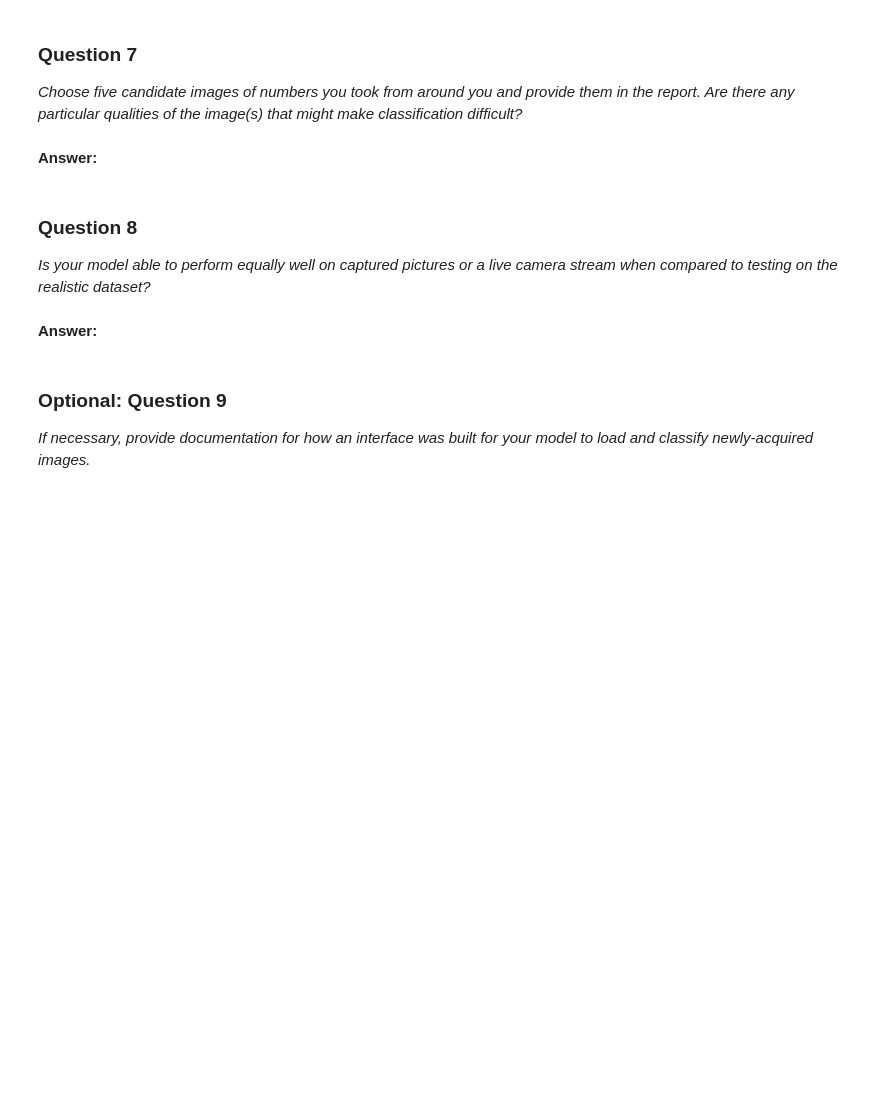
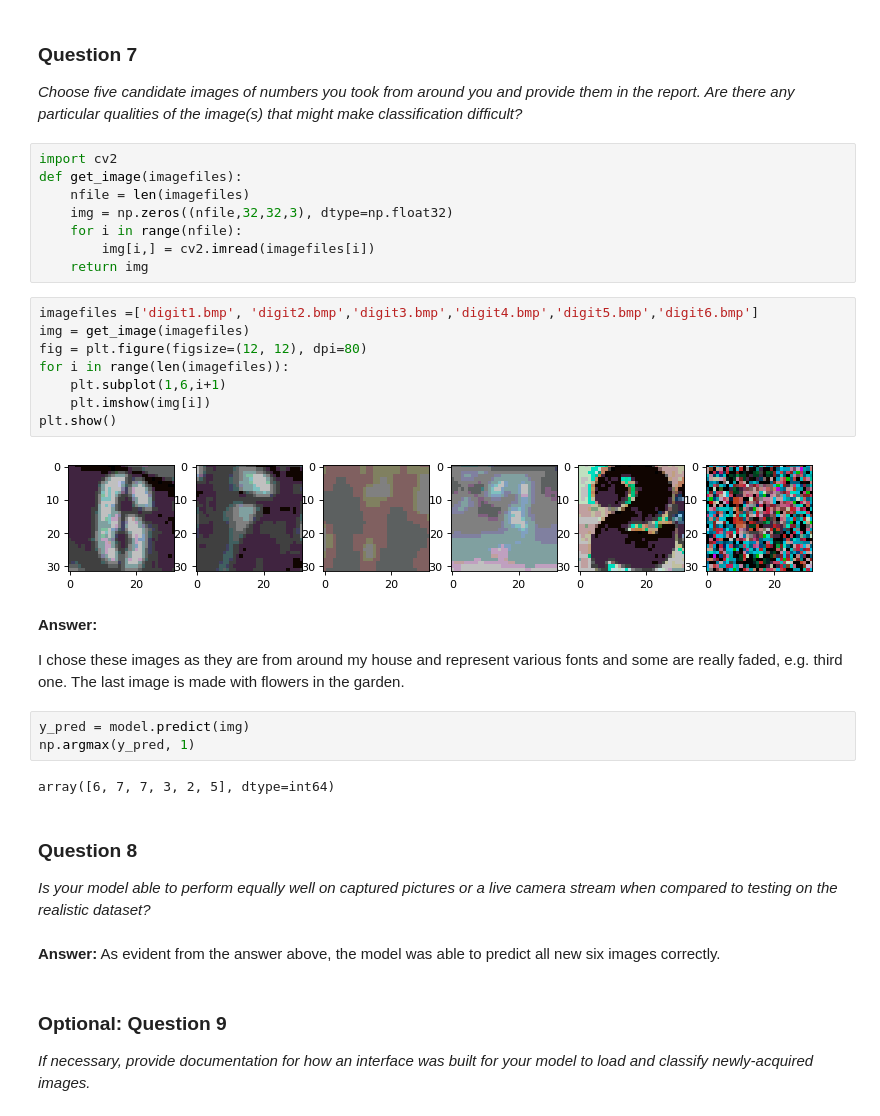
Before and after one commit to dkumar95120/machine_learning_dk, a Jupyter notebook: projects/digit_recognition/digit_recognition.ipynb, the cells around one changed output. Cells and saved outputs as stored; diff of their text form; blank space fills up the shorter version.

Commit message:
Updated project with real digit recognition

```diff
--- a/projects/digit_recognition/digit_recognition.ipynb
+++ b/projects/digit_recognition/digit_recognition.ipynb
@@ -638,13 +731,39 @@ Use the code cell (or multiple code cells, if necessary) to implement the first
 # %% [markdown]
 ### Question 7
 _Choose five candidate images of numbers you took from around you and provide them in the report. Are there any particular qualities of the image(s) that might make classification difficult?_
-# %% [markdown]
-**Answer:**
+# %%
+import cv2
+def get_image(imagefiles):
+	nfile = len(imagefiles)
+	img = np.zeros((nfile,32,32,3), dtype=np.float32)
+	for i in range(nfile):
+		img[i,] = cv2.imread(imagefiles[i])
+	return img
+# %%
+imagefiles =['digit1.bmp', 'digit2.bmp','digit3.bmp','digit4.bmp','digit5.bmp','digit6.bmp']
+img = get_image(imagefiles)
+fig = plt.figure(figsize=(12, 12), dpi=80)
+for i in range(len(imagefiles)):
+    plt.subplot(1,6,i+1)
+    plt.imshow(img[i])
+plt.show()
+# %% [output]
+[figure, added]
+# %% [markdown]
+**Answer:**
+
+I chose these images as they are from around my house and represent various fonts and some are really faded, e.g. third one. The last image is made with flowers in the garden.
+# %%
+y_pred = model.predict(img)
+np.argmax(y_pred, 1)
+# %% [output]
+array([6, 7, 7, 3, 2, 5], dtype=int64)
 # %% [markdown]
 ### Question 8
 _Is your model able to perform equally well on captured pictures or a live camera stream when compared to testing on the realistic dataset?_
-# %% [markdown]
-**Answer:**
+# %% [markdown]
+**Answer:**
+As evident from the answer above, the model was able to predict all new six images correctly.
 # %% [markdown]
 ### Optional: Question 9
 _If necessary, provide documentation for how an interface was built for your model to load and classify newly-acquired images._
```
Also changed, not shown: parts of 18 cells of this notebook, 9 other files.
